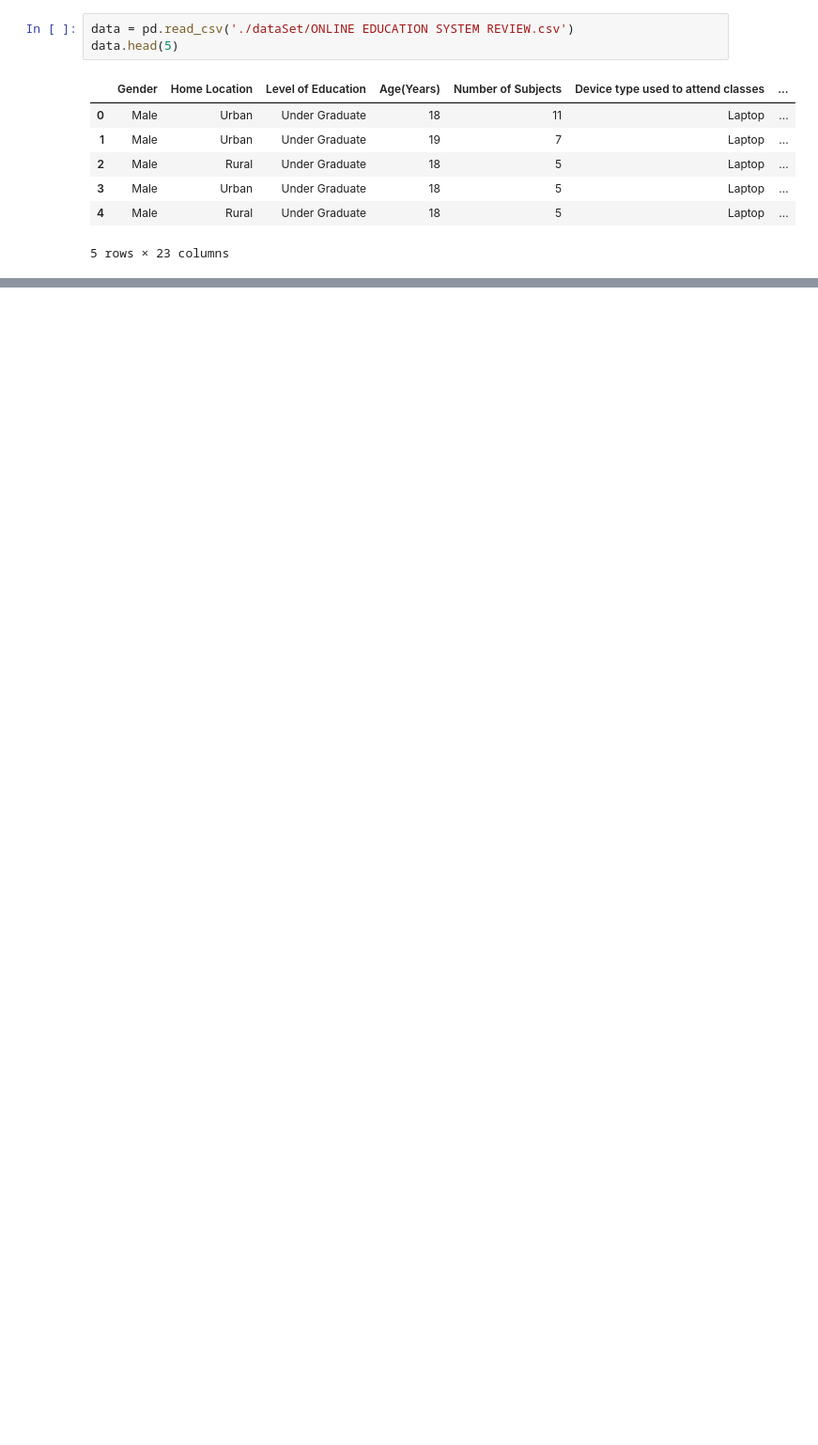
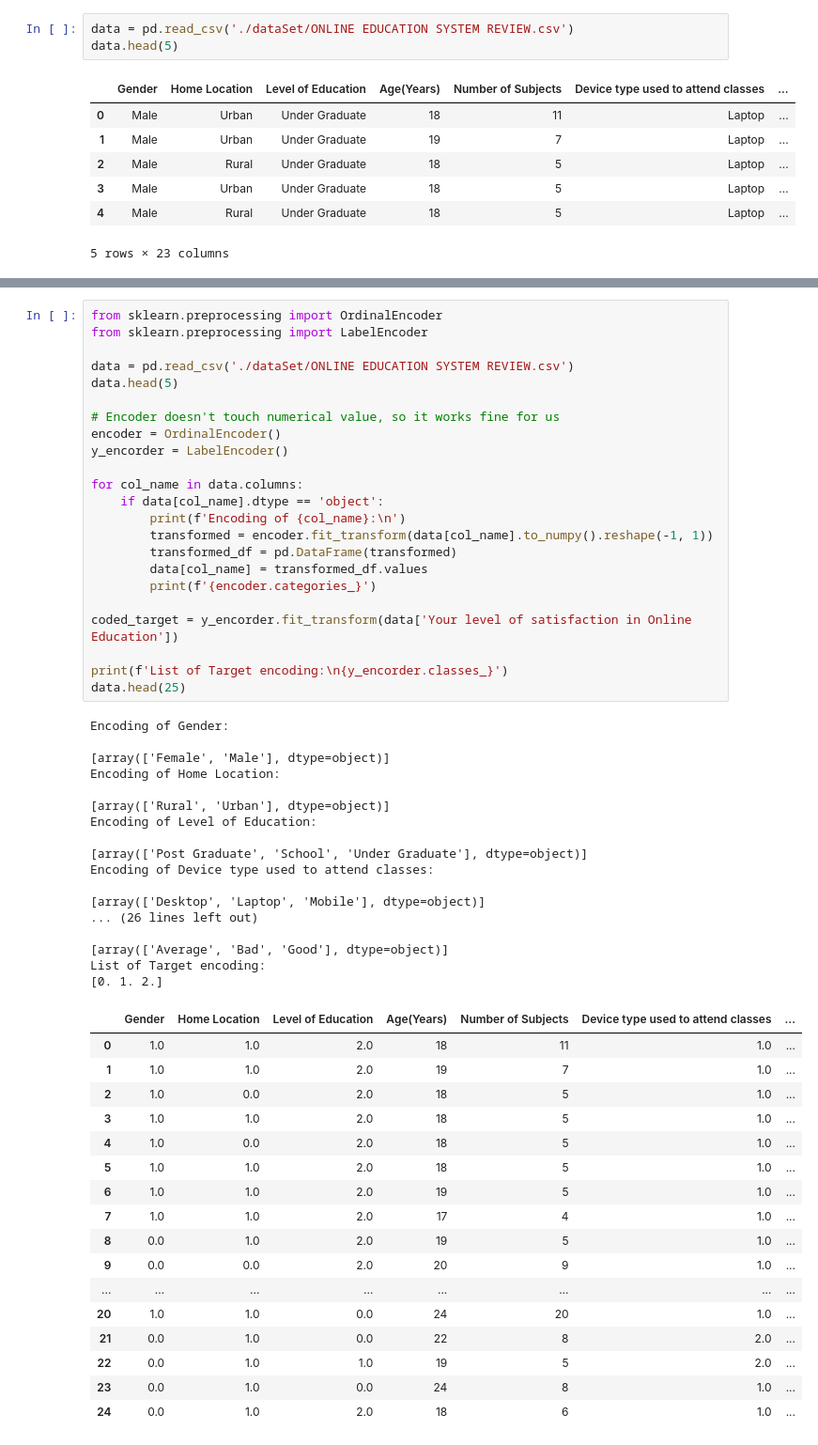
Before and after one commit to ECS-171-Divorce-Team/ECS-171-Online-Study, a Jupyter notebook: Online_Studying_Project.ipynb, the cells around one changed output, grey strips where cells are left out. Shown at 94% size. Saved outputs shown, nothing was run; the diff lists cells and outputs as text; blank space fills up the shorter version.

```diff
--- a/Online_Studying_Project.ipynb
+++ b/Online_Studying_Project.ipynb
@@ -118,0 +125,58 @@ AttributeError: 'float' object has no attribute 'split'
+# %%
+from sklearn.preprocessing import OrdinalEncoder
+from sklearn.preprocessing import LabelEncoder
+
+data = pd.read_csv('./dataSet/ONLINE EDUCATION SYSTEM REVIEW.csv')
+data.head(5)
+
+# Encoder doesn't touch numerical value, so it works fine for us
+encoder = OrdinalEncoder()
+y_encorder = LabelEncoder()
+
+for col_name in data.columns:
+    if data[col_name].dtype == 'object':
+        print(f'Encoding of {col_name}:\n')
+        transformed = encoder.fit_transform(data[col_name].to_numpy().reshape(-1, 1))
+        transformed_df = pd.DataFrame(transformed)
+        data[col_name] = transformed_df.values
+        print(f'{encoder.categories_}')
+
+coded_target = y_encorder.fit_transform(data['Your level of satisfaction in Online Education'])
+
+print(f'List of Target encoding:\n{y_encorder.classes_}')
+data.head(25)
+# %% [output]
+Encoding of Gender:
+
+[array(['Female', 'Male'], dtype=object)]
+Encoding of Home Location:
+
+[array(['Rural', 'Urban'], dtype=object)]
+Encoding of Level of Education:
+
+[array(['Post Graduate', 'School', 'Under Graduate'], dtype=object)]
+Encoding of Device type used to attend classes:
+
+[array(['Desktop', 'Laptop', 'Mobile'], dtype=object)]
+... (26 lines left out)
+
+[array(['Average', 'Bad', 'Good'], dtype=object)]
+List of Target encoding:
+[0. 1. 2.]
+|  | Gender | Home Location | Level of Education | Age(Years) | Number of Subjects | Device type used to attend classes | ... |
+| 0 | 1.0 | 1.0 | 2.0 | 18 | 11 | 1.0 | ... |
+| 1 | 1.0 | 1.0 | 2.0 | 19 | 7 | 1.0 | ... |
+| 2 | 1.0 | 0.0 | 2.0 | 18 | 5 | 1.0 | ... |
+| 3 | 1.0 | 1.0 | 2.0 | 18 | 5 | 1.0 | ... |
+| 4 | 1.0 | 0.0 | 2.0 | 18 | 5 | 1.0 | ... |
+| 5 | 1.0 | 1.0 | 2.0 | 18 | 5 | 1.0 | ... |
+| 6 | 1.0 | 1.0 | 2.0 | 19 | 5 | 1.0 | ... |
+| 7 | 1.0 | 1.0 | 2.0 | 17 | 4 | 1.0 | ... |
+| 8 | 0.0 | 1.0 | 2.0 | 19 | 5 | 1.0 | ... |
+| 9 | 0.0 | 0.0 | 2.0 | 20 | 9 | 1.0 | ... |
+| ... | ... | ... | ... | ... | ... | ... | ... |
+| 20 | 1.0 | 1.0 | 0.0 | 24 | 20 | 1.0 | ... |
+| 21 | 0.0 | 1.0 | 0.0 | 22 | 8 | 2.0 | ... |
+| 22 | 0.0 | 1.0 | 1.0 | 19 | 5 | 2.0 | ... |
+| 23 | 0.0 | 1.0 | 0.0 | 24 | 8 | 1.0 | ... |
+| 24 | 0.0 | 1.0 | 2.0 | 18 | 6 | 1.0 | ... |
```
Also changed, not shown: parts of 11 cells of this notebook, 2 other files.
